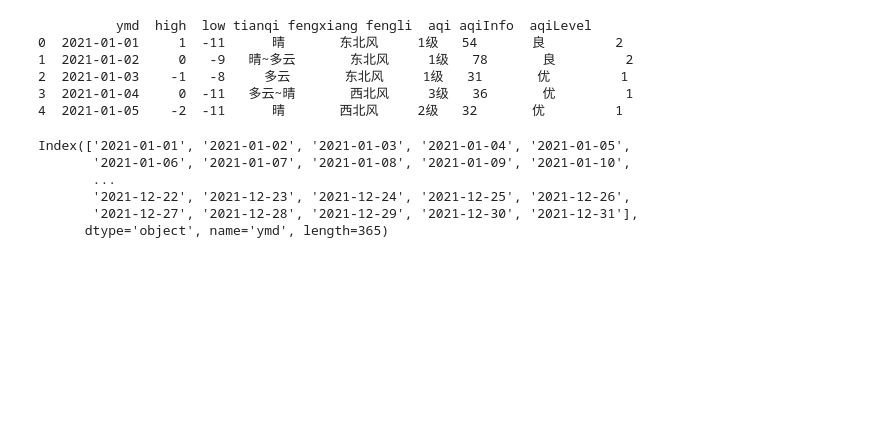
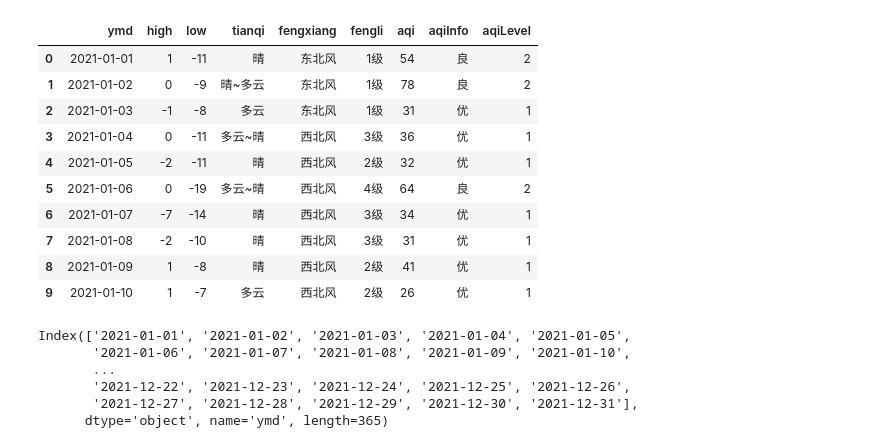
Before and after one commit to helloWotu/pandas_jupyter, a Jupyter notebook: day2/数据查询代码示例.ipynb, the cells around one changed output. Cells and saved outputs as stored; diff of their text form; code cells hidden in the pictures; blank space fills up the shorter version.

```diff
--- a/day2/数据查询代码示例.ipynb
+++ b/day2/数据查询代码示例.ipynb
@@ -1,23 +1,26 @@
 # %%
 import pandas as pd
 
-pwd = r'/Users/tuzy/Downloads/ant-learn-python-master/5分钟学会Python爬取天气数据/beijing_tianqi_2021.csv'
-
-df = pd.read_csv(pwd)
+df = pd.read_csv('new.csv')
 
 # 查看前10条数据长啥样
 df.head(10)
 
 # 查看文档里的一些数字信息
-df.describe()
+# df.describe()
 
-print(df.head())
+# print(df.head())
 # %% [output]
-          ymd  high  low tianqi fengxiang fengli  aqi aqiInfo  aqiLevel
-0  2021-01-01     1  -11      晴       东北风     1级   54       良         2
-1  2021-01-02     0   -9   晴~多云       东北风     1级   78       良         2
-2  2021-01-03    -1   -8     多云       东北风     1级   31       优         1
-3  2021-01-04     0  -11   多云~晴       西北风     3级   36       优         1
-4  2021-01-05    -2  -11      晴       西北风     2级   32       优         1
+|  | ymd | high | low | tianqi | fengxiang | fengli | aqi | aqiInfo | aqiLevel |
+| 0 | 2021-01-01 | 1 | -11 | 晴 | 东北风 | 1级 | 54 | 良 | 2 |
+| 1 | 2021-01-02 | 0 | -9 | 晴~多云 | 东北风 | 1级 | 78 | 良 | 2 |
+| 2 | 2021-01-03 | -1 | -8 | 多云 | 东北风 | 1级 | 31 | 优 | 1 |
+| 3 | 2021-01-04 | 0 | -11 | 多云~晴 | 西北风 | 3级 | 36 | 优 | 1 |
+| 4 | 2021-01-05 | -2 | -11 | 晴 | 西北风 | 2级 | 32 | 优 | 1 |
+| 5 | 2021-01-06 | 0 | -19 | 多云~晴 | 西北风 | 4级 | 64 | 良 | 2 |
+| 6 | 2021-01-07 | -7 | -14 | 晴 | 西北风 | 3级 | 34 | 优 | 1 |
+| 7 | 2021-01-08 | -2 | -10 | 晴 | 西北风 | 3级 | 31 | 优 | 1 |
+| 8 | 2021-01-09 | 1 | -8 | 晴 | 西北风 | 2级 | 41 | 优 | 1 |
+| 9 | 2021-01-10 | 1 | -7 | 多云 | 西北风 | 2级 | 26 | 优 | 1 |
 # %%
 # 将年月日替换为行标签的index
```
Also changed, not shown: parts of 2 cells of this notebook, 4 other files.
